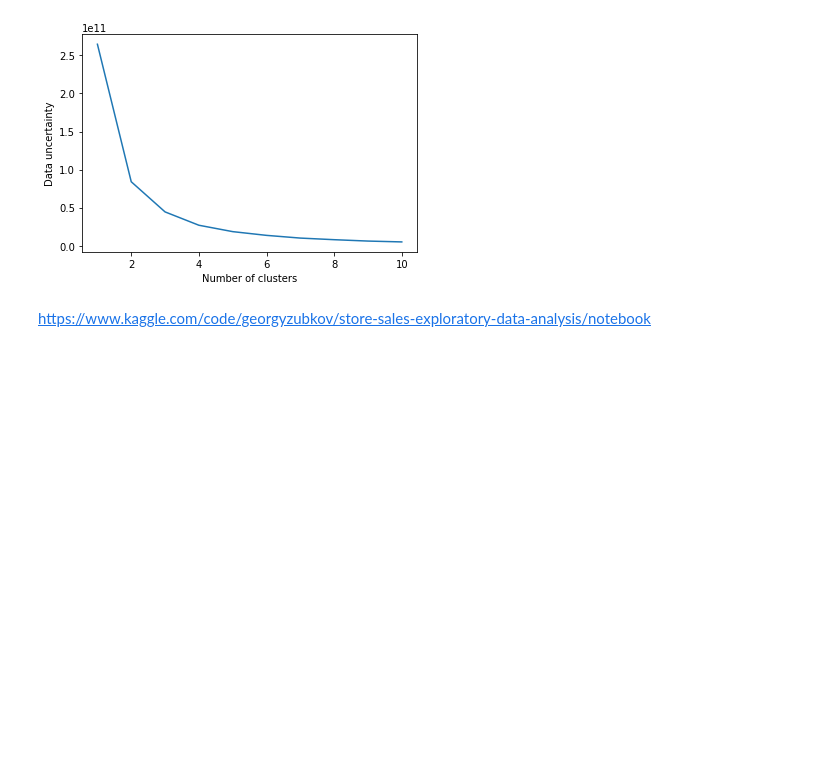
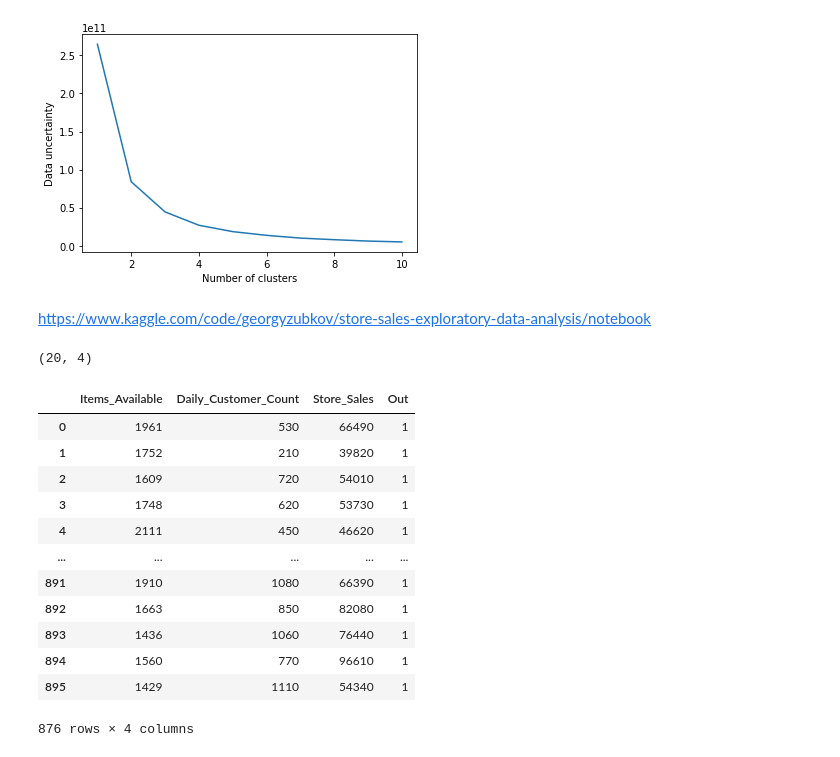
Before and after one commit to teoaleh/Data-Science-Projects, a Jupyter notebook: Supermarket store branches sales analysis/Graphs-Copy1.ipynb, the cells around one changed output. Saved outputs shown, nothing was run; the diff lists cells and outputs as text; code cells hidden in the pictures; blank space fills up the shorter version.

```diff
--- a/Supermarket store branches sales analysis/Graphs-Copy1.ipynb
+++ b/Supermarket store branches sales analysis/Graphs-Copy1.ipynb
@@ -244,0 +250,23 @@ https://www.kaggle.com/code/georgyzubkov/store-sales-exploratory-data-analysis/n
+# %%
+train['Out'] = y_pred
+Out = train[train['Out'] !=1]
+Out.shape
+# %% [output]
+(20, 4)
+# %%
+train2=train[train['Out']==1]
+train2
+# %% [output]
+|  | Items_Available | Daily_Customer_Count | Store_Sales | Out |
+| 0 | 1961 | 530 | 66490 | 1 |
+| 1 | 1752 | 210 | 39820 | 1 |
+| 2 | 1609 | 720 | 54010 | 1 |
+| 3 | 1748 | 620 | 53730 | 1 |
+| 4 | 2111 | 450 | 46620 | 1 |
+| ... | ... | ... | ... | ... |
+| 891 | 1910 | 1080 | 66390 | 1 |
+| 892 | 1663 | 850 | 82080 | 1 |
+| 893 | 1436 | 1060 | 76440 | 1 |
+| 894 | 1560 | 770 | 96610 | 1 |
+| 895 | 1429 | 1110 | 54340 | 1 |
+876 rows × 4 columns
```
Also changed, not shown: parts of 7 cells of this notebook.
